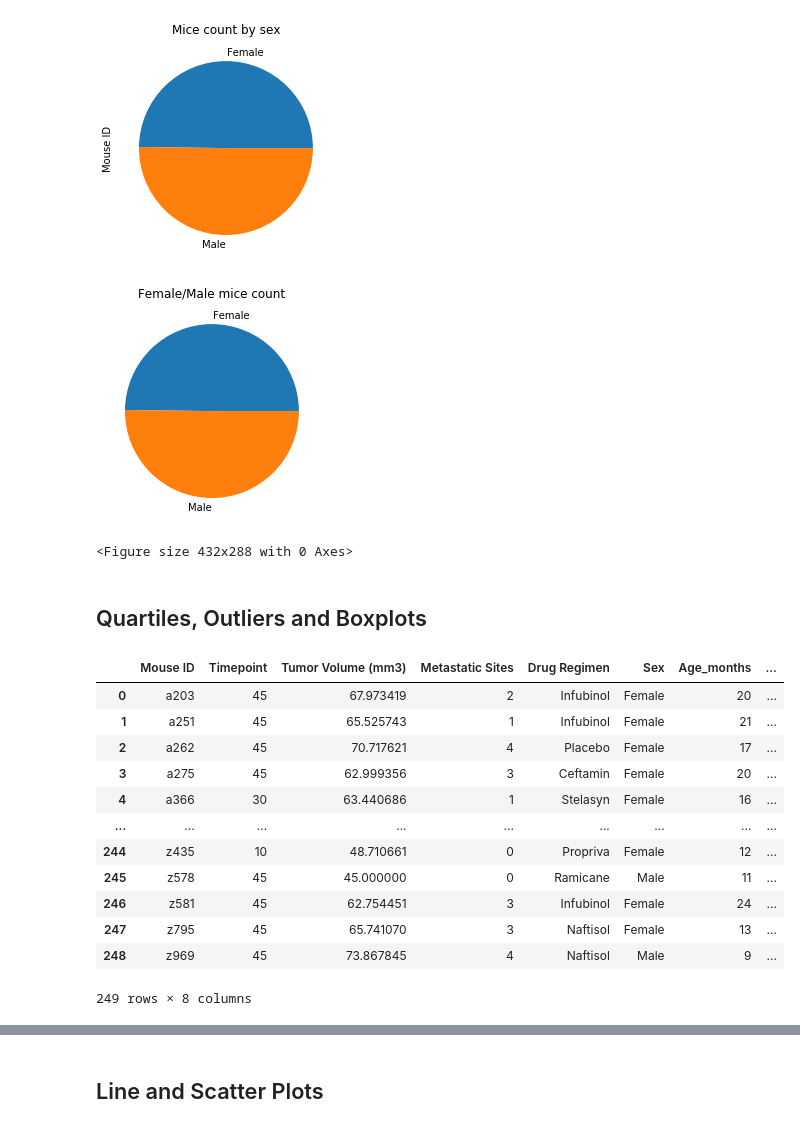
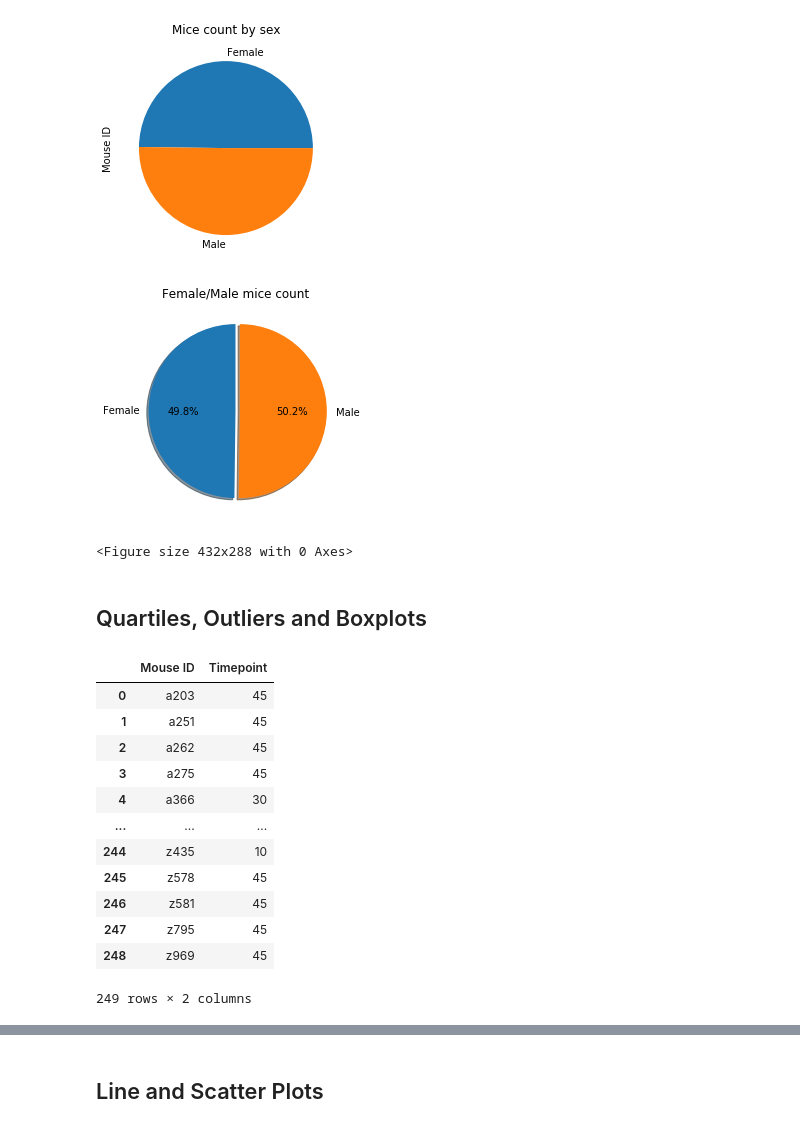
Before and after one commit to Neejos/Matplotlib-challenge, a Jupyter notebook: Pymaceuticals/pymaceuticals_starter.ipynb, the cells around one changed output, grey strips where cells are left out. Cells and saved outputs as stored; diff of their text form; code cells hidden in the pictures.

```diff
--- a/Pymaceuticals/pymaceuticals_starter.ipynb
+++ b/Pymaceuticals/pymaceuticals_starter.ipynb
@@ -214,18 +216,19 @@ plt.show()
 # %%
 # Generate a pie plot showing the distribution of female versus male mice using pyplot
 
 gender=clean_df["Sex"].unique()
 
-plt.pie(mice_by_gender,labels=gender)
+plt.pie(mice_by_gender,labels=gender,explode=(0,0.05),
+        autopct="%1.1f%%", shadow=True, startangle=90)
 
 
 plt.title("Female/Male mice count")
 
 
 plt.show()
 plt.tight_layout()
 # %% [output]
-[figure, old version]
+[figure, new version]
 <Figure size 432x288 with 0 Axes>
 # %% [markdown]
 ## Quartiles, Outliers and Boxplots
@@ -238,22 +241,22 @@ plt.tight_layout()
 # Start by getting the last (greatest) timepoint for each mouse
 mice=clean_df.groupby(["Mouse ID"])
 
-max=mice.max() #max timepoint per mice
+max_timepoint=mice["Timepoint"].max() #max timepoint per mice
  #datframe with max timepoint per mice
-max.reset_index()
+max_timepoint.reset_index()
 # %% [output]
-|  | Mouse ID | Timepoint | Tumor Volume (mm3) | Metastatic Sites | Drug Regimen | Sex | Age_months | ... |
-| 0 | a203 | 45 | 67.973419 | 2 | Infubinol | Female | 20 | ... |
-| 1 | a251 | 45 | 65.525743 | 1 | Infubinol | Female | 21 | ... |
-| 2 | a262 | 45 | 70.717621 | 4 | Placebo | Female | 17 | ... |
-| 3 | a275 | 45 | 62.999356 | 3 | Ceftamin | Female | 20 | ... |
-| 4 | a366 | 30 | 63.440686 | 1 | Stelasyn | Female | 16 | ... |
-| ... | ... | ... | ... | ... | ... | ... | ... | ... |
-| 244 | z435 | 10 | 48.710661 | 0 | Propriva | Female | 12 | ... |
-| 245 | z578 | 45 | 45.000000 | 0 | Ramicane | Male | 11 | ... |
-| 246 | z581 | 45 | 62.754451 | 3 | Infubinol | Female | 24 | ... |
-| 247 | z795 | 45 | 65.741070 | 3 | Naftisol | Female | 13 | ... |
-| 248 | z969 | 45 | 73.867845 | 4 | Naftisol | Male | 9 | ... |
+|  | Mouse ID | Timepoint |
+| 0 | a203 | 45 |
+| 1 | a251 | 45 |
+| 2 | a262 | 45 |
+| 3 | a275 | 45 |
+| 4 | a366 | 30 |
+| ... | ... | ... |
+| 244 | z435 | 10 |
+| 245 | z578 | 45 |
+| 246 | z581 | 45 |
+| 247 | z795 | 45 |
+| 248 | z969 | 45 |
-249 rows × 8 columns
+249 rows × 2 columns
 # %%
 # Merge this group df with the original dataframe to get the tumor volume at the last timepoint
```
Also changed, not shown: parts of 23 cells of this notebook.
